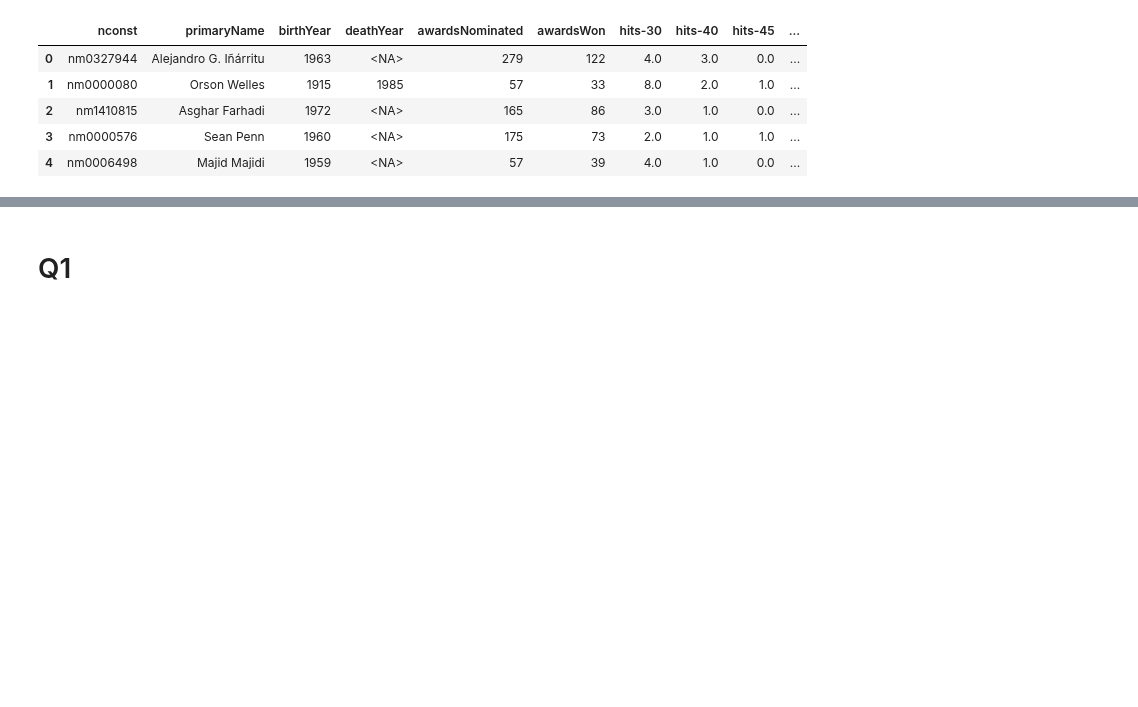
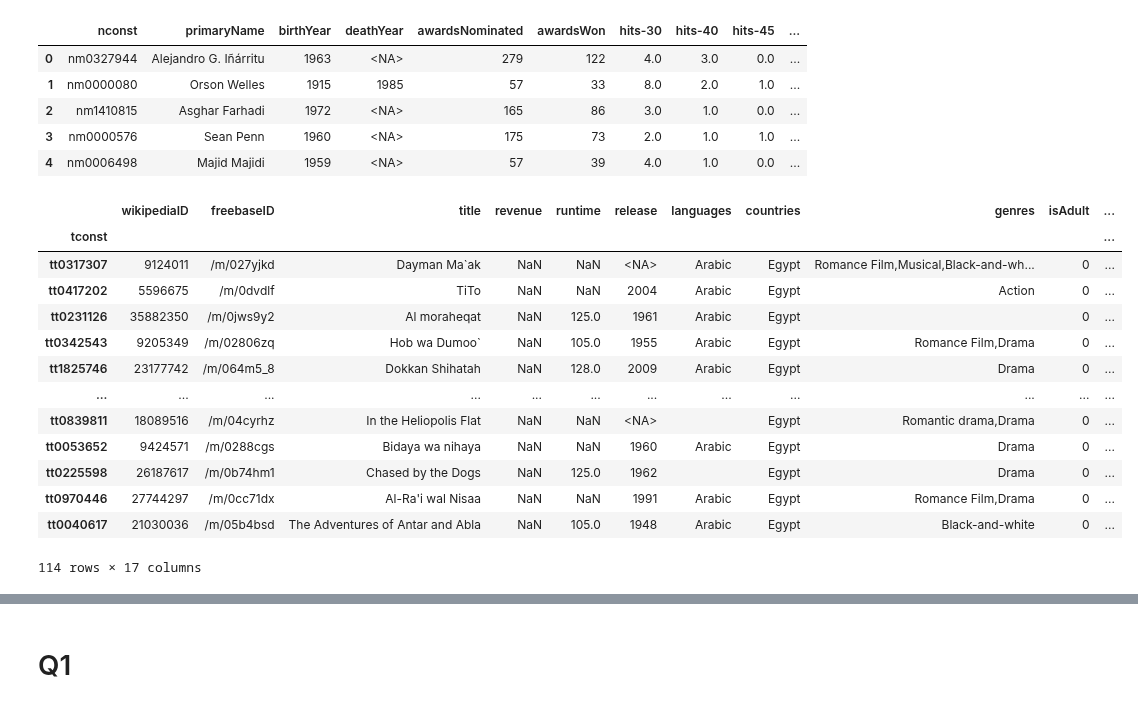
Before and after one commit to epfl-ada/ada-2023-project-crunchychicken, a Jupyter notebook: P3.ipynb, the cells around one changed output, grey strips where cells are left out. Drawn from its saved outputs; the diff is of its cells as text; code cells hidden in the pictures; blank space fills up the shorter version.

```diff
--- a/P3.ipynb
+++ b/P3.ipynb
@@ -207,3 +192,20 @@ list_top_directors('Iran', top=5)
 | 2 | nm1410815 | Asghar Farhadi | 1972 | <NA> | 165 | 86 | 3.0 | 1.0 | 0.0 | ... |
 | 3 | nm0000576 | Sean Penn | 1960 | <NA> | 175 | 73 | 2.0 | 1.0 | 1.0 | ... |
 | 4 | nm0006498 | Majid Majidi | 1959 | <NA> | 57 | 39 | 4.0 | 1.0 | 0.0 | ... |
+# %%
+df
+# %% [output]
+|  | wikipediaID | freebaseID | title | revenue | runtime | release | languages | countries | genres | isAdult | ... |
+| tconst |  |  |  |  |  |  |  |  |  |  | ... |
+| tt0317307 | 9124011 | /m/027yjkd | Dayman Ma`ak | NaN | NaN | <NA> | Arabic | Egypt | Romance Film,Musical,Black-and-wh... | 0 | ... |
+| tt0417202 | 5596675 | /m/0dvdlf | TiTo | NaN | NaN | 2004 | Arabic | Egypt | Action | 0 | ... |
+| tt0231126 | 35882350 | /m/0jws9y2 | Al moraheqat | NaN | 125.0 | 1961 | Arabic | Egypt |  | 0 | ... |
+| tt0342543 | 9205349 | /m/02806zq | Hob wa Dumoo` | NaN | 105.0 | 1955 | Arabic | Egypt | Romance Film,Drama | 0 | ... |
+| tt1825746 | 23177742 | /m/064m5_8 | Dokkan Shihatah | NaN | 128.0 | 2009 | Arabic | Egypt | Drama | 0 | ... |
+| ... | ... | ... | ... | ... | ... | ... | ... | ... | ... | ... | ... |
+| tt0839811 | 18089516 | /m/04cyrhz | In the Heliopolis Flat | NaN | NaN | <NA> |  | Egypt | Romantic drama,Drama | 0 | ... |
+| tt0053652 | 9424571 | /m/0288cgs | Bidaya wa nihaya | NaN | NaN | 1960 | Arabic | Egypt | Drama | 0 | ... |
+| tt0225598 | 26187617 | /m/0b74hm1 | Chased by the Dogs | NaN | 125.0 | 1962 |  | Egypt | Drama | 0 | ... |
+| tt0970446 | 27744297 | /m/0cc71dx | Al-Ra'i wal Nisaa | NaN | NaN | 1991 | Arabic | Egypt | Romance Film,Drama | 0 | ... |
+| tt0040617 | 21030036 | /m/05b4bsd | The Adventures of Antar and Abla | NaN | 105.0 | 1948 | Arabic | Egypt | Black-and-white | 0 | ... |
+114 rows × 17 columns
```
Also changed, not shown: parts of 7 cells of this notebook, 1 other file.
